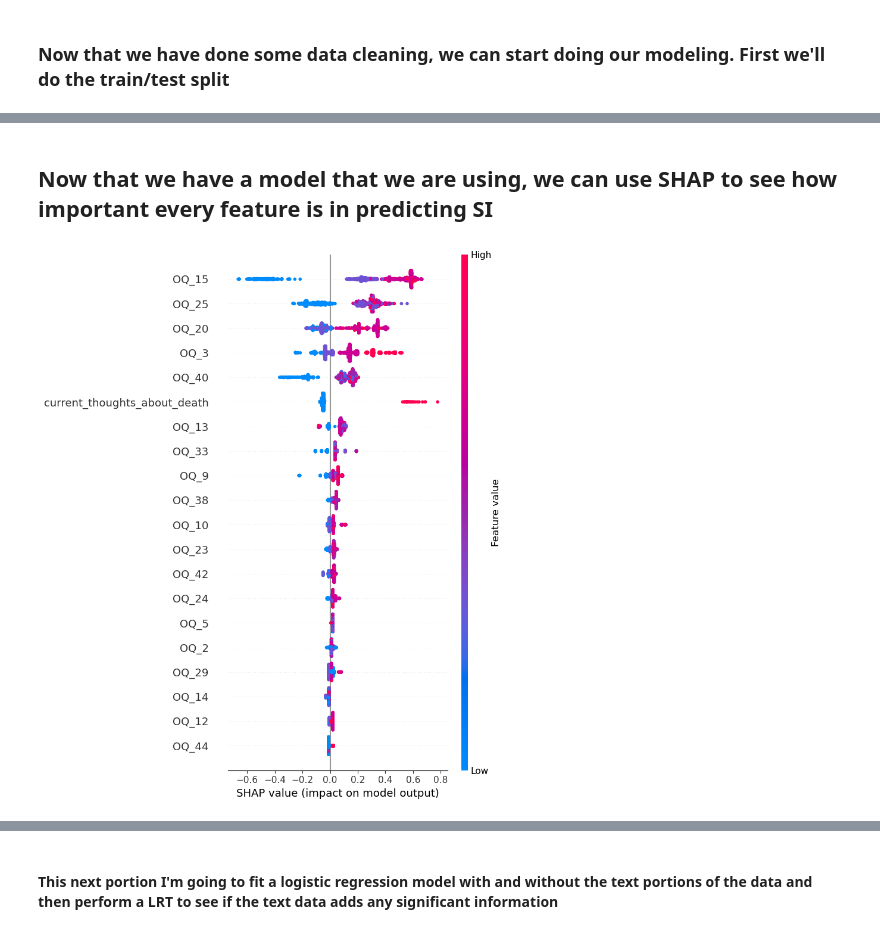
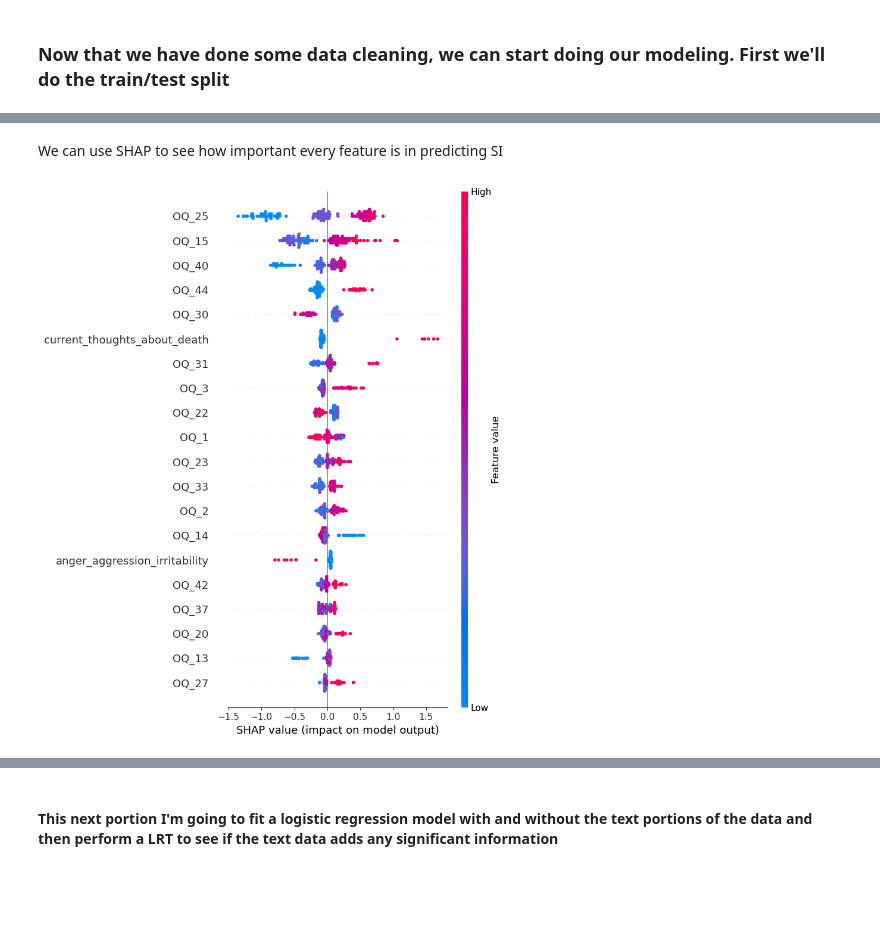
Before and after one commit to sspackman99/llms-in-psychotherapy, a Jupyter notebook: model_SI_with_full_OQ.ipynb, the cells around one changed output, grey strips where cells are left out. Drawn from its saved outputs; the diff is of its cells as text; code cells hidden in the pictures; blank space fills up the shorter version.

```diff
--- a/model_SI_with_full_OQ.ipynb
+++ b/model_SI_with_full_OQ.ipynb
@@ -269,0 +173,24 @@ Test: 0: 92, 1: 43, Ratio: 2.14:1
+# %%
+from sklearn.model_selection import train_test_split
+
+# Remove all rows with NaN values from the dataset
+no_id_clean = no_id.dropna()
+print(f"Original dataset size: {len(no_id)}")
+print(f"Clean dataset size after dropping NaN values: {len(no_id_clean)}")
+
+# Define features (X) and target (y)
+X = no_id_clean.drop(['SI'], axis=1)
+y = no_id_clean['SI']
+
+# Convert all non-zero values in y to 1 (binary classification)
+y_binary = y.apply(lambda x: 1 if x > 0 else 0)
+
+# Single train-test split (e.g., 80% train, 20% test)
+X_train, X_test, y_train, y_test = train_test_split(
+    X, y_binary,
+    test_size=0.2,
+    random_state=42,
+)
+
+# X_train, y_train - For training and validation (e.g., cross-validation or full training)
+# X_test, y_test - For final model evaluation
@@ -596,17 +449,17 @@ Top 10 Most Important Features:
 # %% [markdown]
-## Now that we have a model that we are using, we can use SHAP to see how important every feature is in predicting SI
+We can use SHAP to see how important every feature is in predicting SI
 # %%
 # getting beeswarm plot from shap using xgb_class
 import shap
 
 # Create the explainer
 explainer = shap.Explainer(final_model)
 
 # Calculate the SHAP values
-shap_values = explainer(X_clean)
+shap_values = explainer(X_test)
 
 # Create the summary plot
-shap.summary_plot(shap_values, X_clean)
+shap.summary_plot(shap_values, X_test)
 # %% [output]
-[figure, old version]
+[figure, new version]
 # %%
```
Also changed, not shown: parts of 29 cells of this notebook, 6 other files.
